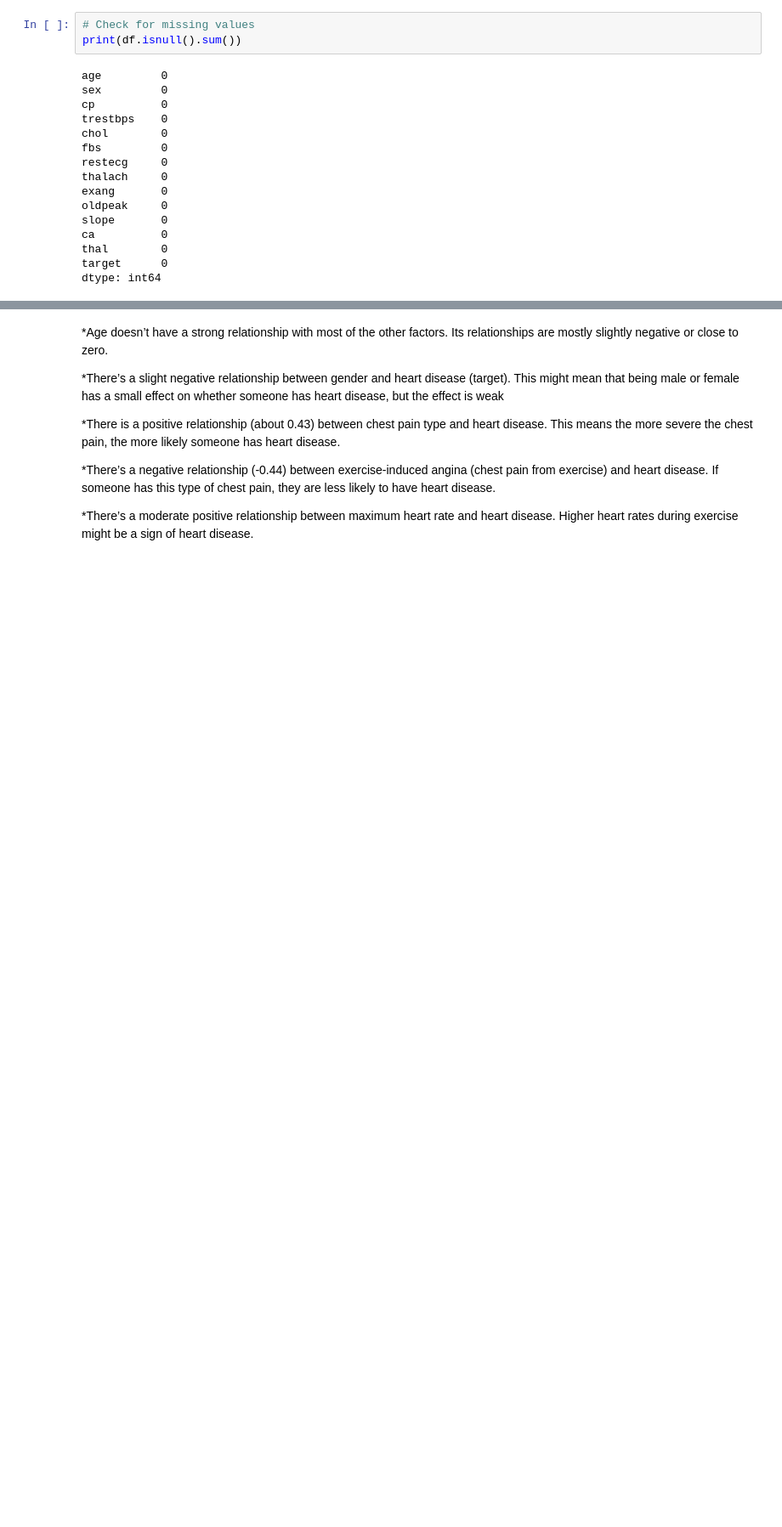
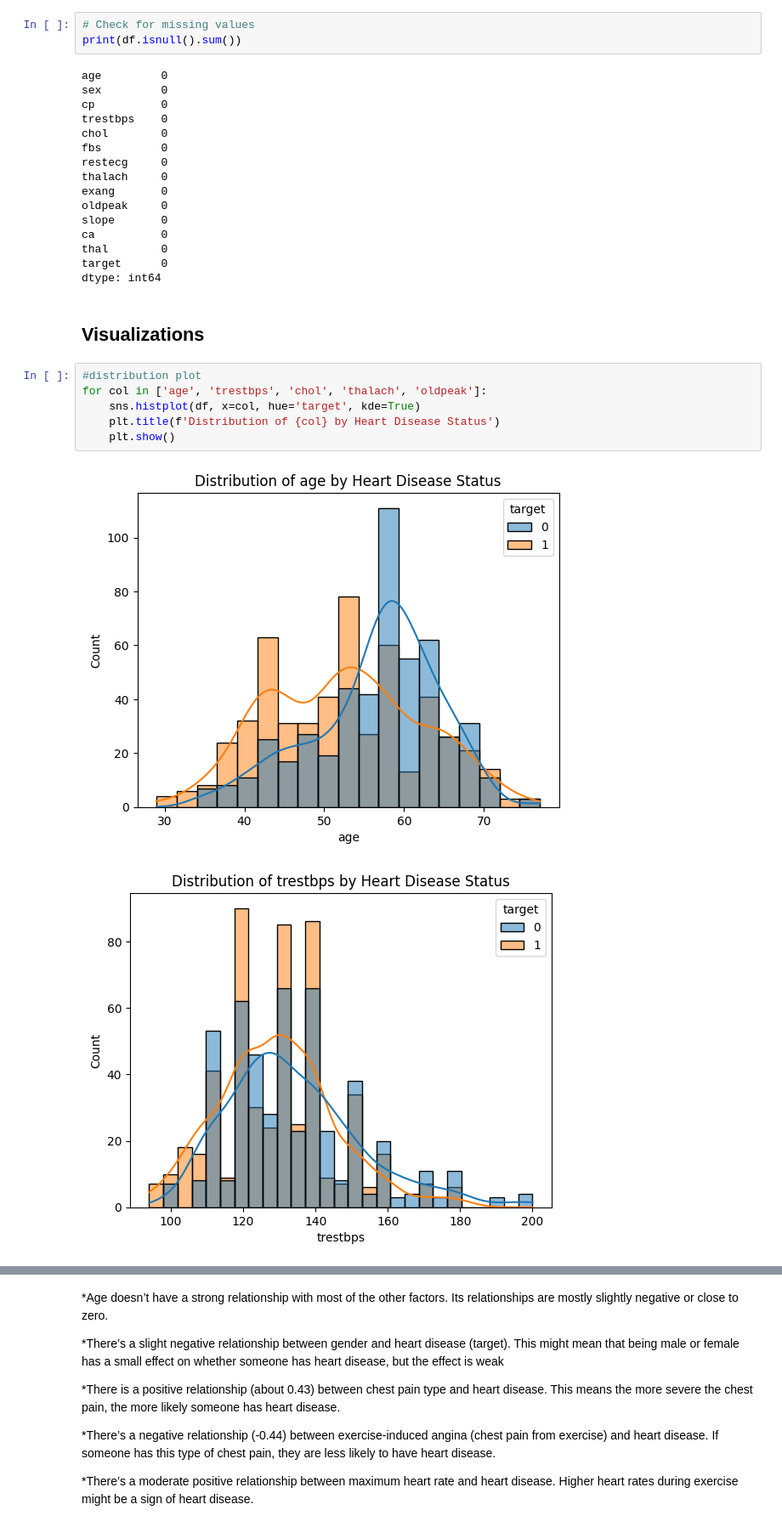
Before and after one commit to thevannyfiles/predicting-heart-disease, a Jupyter notebook: main.ipynb, the cells around one changed output, grey strips where cells are left out. Shown at 85% size. Cells and saved outputs as stored; diff of their text form; blank space fills up the shorter version.

```diff
--- a/main.ipynb
+++ b/main.ipynb
@@ -86,3 +90,14 @@ ca          0
 thal        0
 target      0
 dtype: int64
+# %% [markdown]
+## **Visualizations**
+# %%
+#distribution plot
+for col in ['age', 'trestbps', 'chol', 'thalach', 'oldpeak']:
+    sns.histplot(df, x=col, hue='target', kde=True)
+    plt.title(f'Distribution of {col} by Heart Disease Status')
+    plt.show()
+# %% [output]
+[figure, added]
+[figure, added]
```
Also changed, not shown: parts of 10 cells of this notebook.
